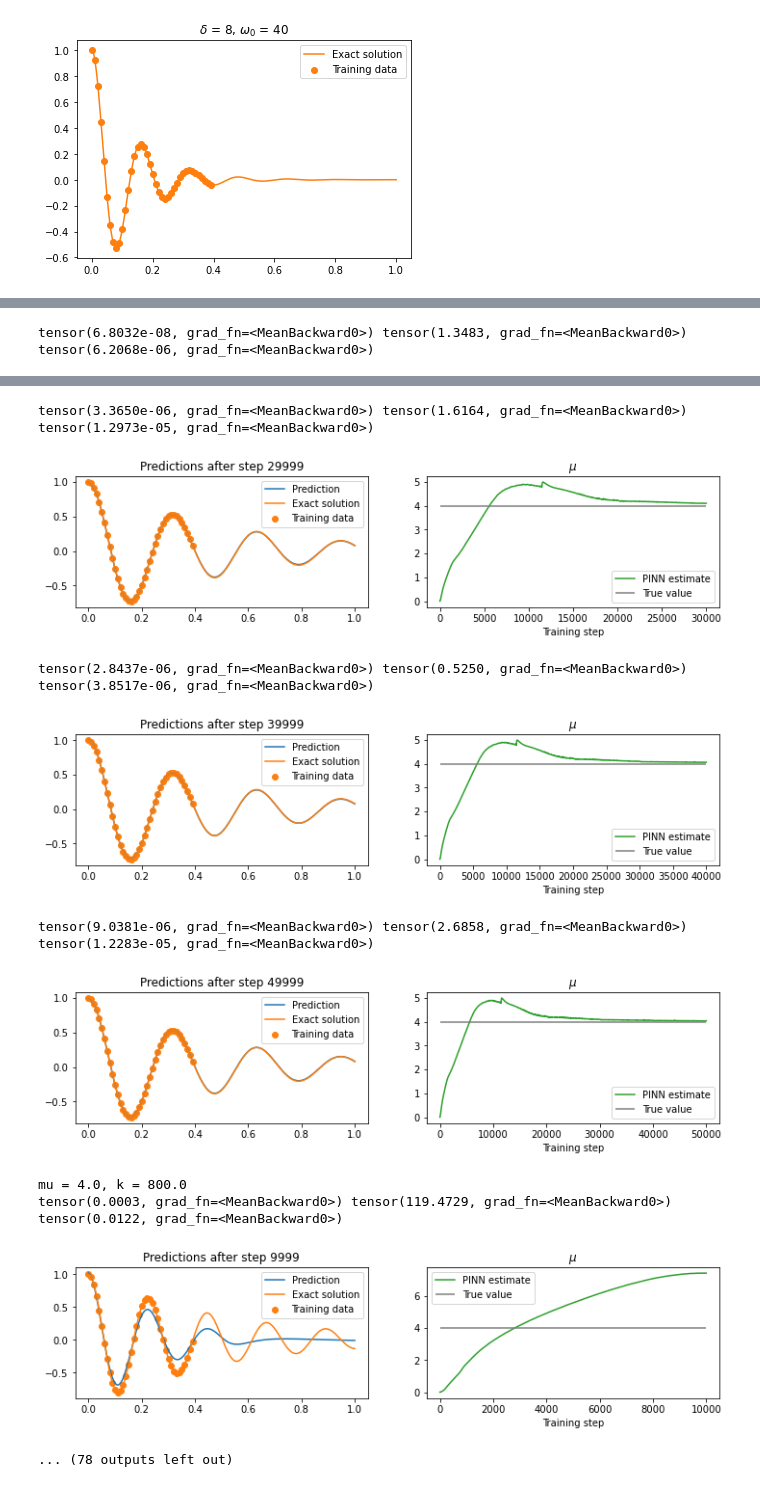
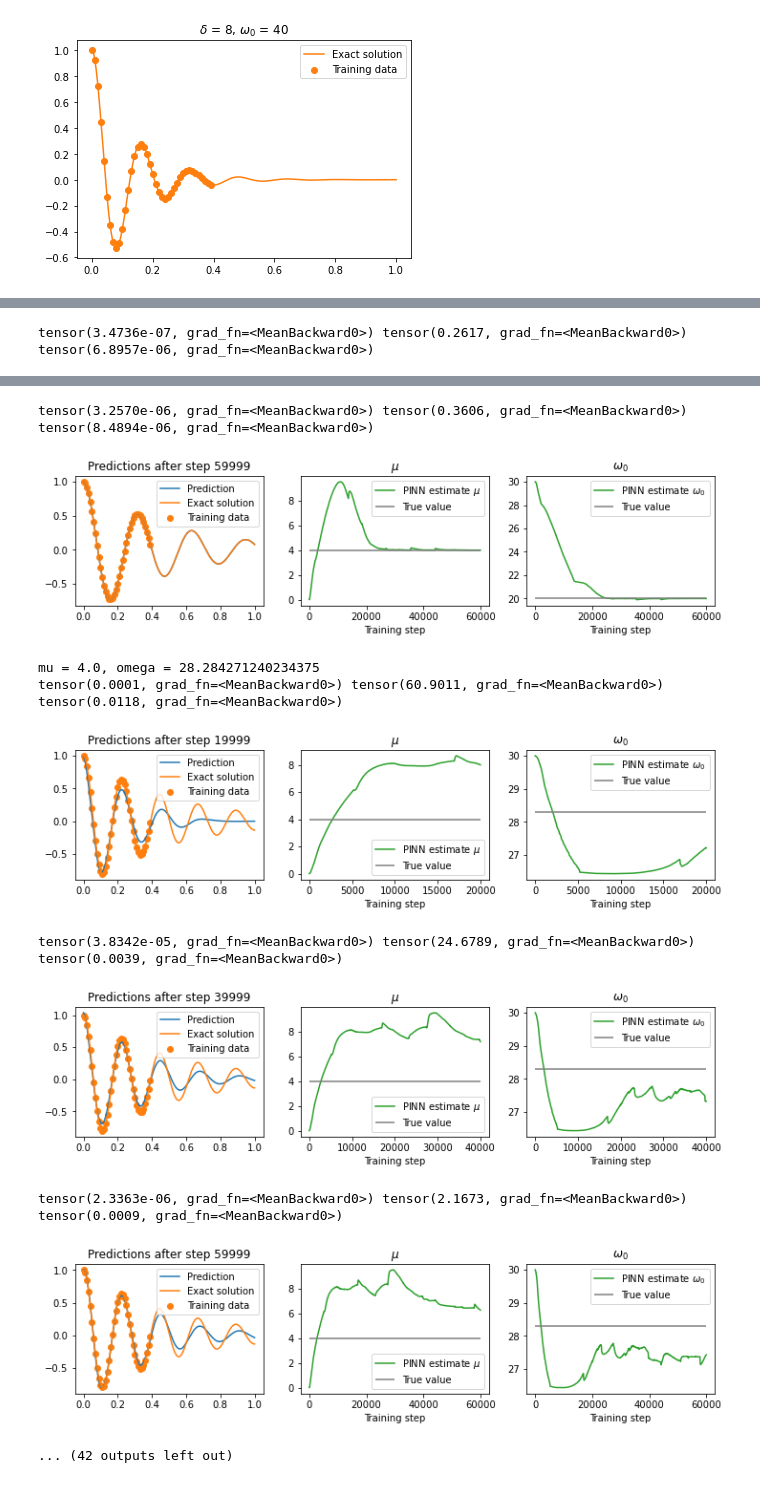
Before and after one commit to ahallback/DTU-PINN-project, a Jupyter notebook: Damped_Harmonic_Oscillator_PyTorch_iPINN.ipynb, the cells around one changed output, grey strips where cells are left out. Drawn from its saved outputs; the diff is of its cells as text; code cells hidden in the pictures.

Commit message:
iPINN notebook updated to estimate mu and w0.

```diff
--- a/Damped_Harmonic_Oscillator_PyTorch_iPINN.ipynb
+++ b/Damped_Harmonic_Oscillator_PyTorch_iPINN.ipynb
@@ -107,7 +108,7 @@ class FullyConnected(nn.Module):
 physics_xs = torch.linspace(0, 1, 40).view(-1, 1).requires_grad_(True)
 
 for i, [d, w0] in enumerate(par_train):
-  print(f'mu = {d*2}, k = {w0 ** 2}')
+  print(f'mu = {d*2}, omega = {w0}')
 
   data_x = x_train[i]
   data_x = data_x[:, None]
@@ -115,17 +116,19 @@ for i, [d, w0] in enumerate(par_train):
   data_y = data_y[:, None]
 
   # mu, k = 2*d, w0**2
-  k = w0 ** 2
-  mu = torch.nn.Parameter(torch.zeros(1, requires_grad=True))
+  # mu = 2*d
+  # k = w0 ** 2
+  mu = torch.nn.Parameter(torch.zeros(1, requires_grad=True)) # initialize mu with value 0
+  omega = torch.nn.Parameter(torch.ones(1, requires_grad=True)*30) # initialize omega with value 30
 
   torch.manual_seed(123)
-  model = FullyConnected(1, 64, 1)
-  optimizer2 = torch.optim.Adam(list(model.parameters())+ [mu], lr=1e-3)#, weight_decay=1e-4)
+  model = FullyConnected(1, 128, 1)
+  optimizer2 = torch.optim.Adam(list(model.parameters())+ [mu] + [omega], lr=1e-3)#, weight_decay=1e-4)
   scheduler = StepLR(optimizer2, step_size=10000, gamma=0.9)
 
   mus = []
-  # ks = []
-  for i in range(50001):
+  ws = []
+  for i in range(60000):
     optimizer2.zero_grad()
 
     # data loss
@@ -136,7 +139,7 @@ for i, [d, w0] in enumerate(par_train):
     physics_pred_y = model(physics_xs)
     dx = torch.autograd.grad(physics_pred_y, physics_xs, torch.ones_like(physics_pred_y), create_graph=True)[0]
     dx2 = torch.autograd.grad(dx, physics_xs, torch.ones_like(dx), create_graph=True)[0]
-    residual = dx2 + mu * dx + k * physics_pred_y
+    residual = dx2 + mu * dx + (omega ** 2) * physics_pred_y
     physics_loss = torch.mean(residual**2)
 
     # boundary conditions loss
@@ -146,8 +149,8 @@ for i, [d, w0] in enumerate(par_train):
     x0_predicted = model(t_boundary)
     dx_predicted = torch.autograd.grad(x0_predicted, t_boundary, torch.ones_like(t_boundary), create_graph=True)[0]
     residual_x0 = x0_predicted - x_boundary
-    # residual_dx = dx_predicted
-    boundary_loss = torch.mean(residual_x0 ** 2) #+ torch.mean(residual_dx ** 2)
+    residual_dx = dx_predicted
+    boundary_loss = torch.mean(residual_x0 ** 2) # + torch.mean(residual_dx ** 2)
 
     loss = (1e-4) * physics_loss + data_loss + boundary_loss
     loss.backward()
@@ -156,9 +159,9 @@ for i, [d, w0] in enumerate(par_train):
 
     # record parameter values
     mus.append(mu.item())
-    # ks.append(k.item())
+    ws.append(omega.item())
 
-    if (i+1) % 10000 == 0:
+    if (i+1) % 20000 == 0:
       detached_t = physics_xs.detach()
       print(boundary_loss, physics_loss, data_loss)
 
@@ -169,7 +172,7 @@ for i, [d, w0] in enumerate(par_train):
 
       plt.figure(figsize=(12,2.5))
 
-      plt.subplot(1,2,1)
+      plt.subplot(1,3,1)
       plt.plot(x, pred_ys, color="tab:blue", label="Prediction")
       plt.plot(x, y, color="tab:orange", label="Exact solution")
       # plt.scatter(detached_t, torch.zeros_like(detached_t))
@@ -177,19 +180,19 @@ for i, [d, w0] in enumerate(par_train):
       plt.title(f'Predictions after step {i}')
       plt.legend()
 
-      plt.subplot(1,2,2)
+      plt.subplot(1,3,2)
       plt.title("$\mu$")
-      plt.plot(mus, label="PINN estimate", color="tab:green")
+      plt.plot(mus, label="PINN estimate $\mu$", color="tab:green")
       plt.hlines(2*d, 0, len(mus), label="True value", color="tab:grey")
       plt.xlabel("Training step")
       plt.legend()
 
-      # plt.subplot(1,3,3)
-      # plt.title("$k$")
-      # plt.plot(mus, label="PINN estimate", color="tab:green")
-      # plt.hlines(w0 ** 2, 0, len(mus), label="True value", color="tab:grey")
-      # plt.xlabel("Training step")
-      # plt.legend()
+      plt.subplot(1,3,3)
+      plt.title("$\omega_0$")
+      plt.plot(ws, label="PINN estimate $\omega_0$", color="tab:green")
+      plt.hlines(w0 , 0, len(ws), label="True value", color="tab:grey")
+      plt.xlabel("Training step")
+      plt.legend()
 
       plt.show()
 # %% [output]
@@ -199 +202 @@ tensor(2.4574e-10, grad_fn=<MeanBackward0>) tensor(2.0772, grad_fn=<MeanBackward
-tensor(6.8032e-08, grad_fn=<MeanBackward0>) tensor(1.3483, grad_fn=<MeanBackward0>) tensor(6.2068e-06, grad_fn=<MeanBackward0>)
+tensor(3.4736e-07, grad_fn=<MeanBackward0>) tensor(0.2617, grad_fn=<MeanBackward0>) tensor(6.8957e-06, grad_fn=<MeanBackward0>)
@@ -201,10 +204,10 @@ tensor(6.8032e-08, grad_fn=<MeanBackward0>) tensor(1.3483, grad_fn=<MeanBackward
-tensor(3.3650e-06, grad_fn=<MeanBackward0>) tensor(1.6164, grad_fn=<MeanBackward0>) tensor(1.2973e-05, grad_fn=<MeanBackward0>)
+tensor(3.2570e-06, grad_fn=<MeanBackward0>) tensor(0.3606, grad_fn=<MeanBackward0>) tensor(8.4894e-06, grad_fn=<MeanBackward0>)
-[figure, old version]
+[figure, new version]
-tensor(2.8437e-06, grad_fn=<MeanBackward0>) tensor(0.5250, grad_fn=<MeanBackward0>) tensor(3.8517e-06, grad_fn=<MeanBackward0>)
+mu = 4.0, omega = 28.284271240234375
+tensor(0.0001, grad_fn=<MeanBackward0>) tensor(60.9011, grad_fn=<MeanBackward0>) tensor(0.0118, grad_fn=<MeanBackward0>)
-[figure, old version]
+[figure, new version]
-tensor(9.0381e-06, grad_fn=<MeanBackward0>) tensor(2.6858, grad_fn=<MeanBackward0>) tensor(1.2283e-05, grad_fn=<MeanBackward0>)
+tensor(3.8342e-05, grad_fn=<MeanBackward0>) tensor(24.6789, grad_fn=<MeanBackward0>) tensor(0.0039, grad_fn=<MeanBackward0>)
-[figure, old version]
+[figure, new version]
-mu = 4.0, k = 800.0
-tensor(0.0003, grad_fn=<MeanBackward0>) tensor(119.4729, grad_fn=<MeanBackward0>) tensor(0.0122, grad_fn=<MeanBackward0>)
+tensor(2.3363e-06, grad_fn=<MeanBackward0>) tensor(2.1673, grad_fn=<MeanBackward0>) tensor(0.0009, grad_fn=<MeanBackward0>)
-[figure, old version]
+[figure, new version]
-... (78 outputs left out)
+... (42 outputs left out)
```
Also changed, not shown: parts of 3 cells of this notebook.
